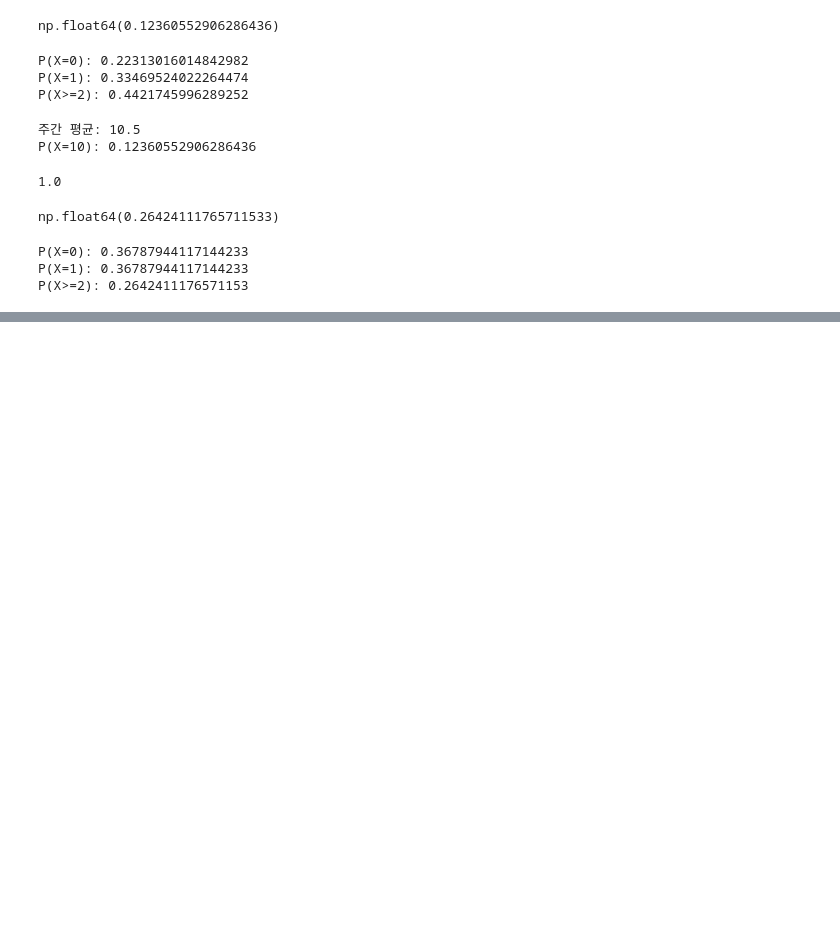
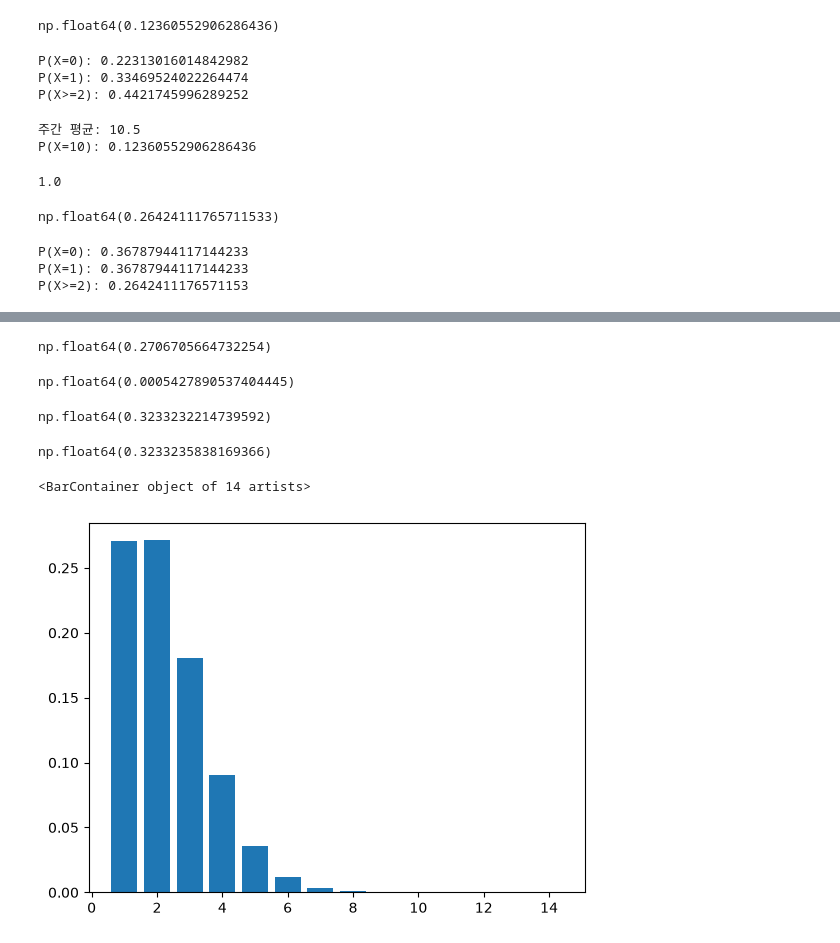
Before and after one commit to Kimchi-2025/big0611, a Jupyter notebook: py/stats.ipynb, the cells around one changed output, grey strips where cells are left out. Drawn from its saved outputs; the diff is of its cells as text; code cells hidden in the pictures; blank space fills up the shorter version.

```diff
--- a/py/stats.ipynb
+++ b/py/stats.ipynb
@@ -6351,0 +6359,3 @@ P(X>=2): 0.2642411176571153
+# %%
+n = 500
+p = 0.004
@@ -6351,0 +6367,3 @@ P(X>=2): 0.2642411176571153
+# %%
+bi = stats.binom(n, p)
+po = stats.poisson(lam)
@@ -6351,0 +6374,23 @@ P(X>=2): 0.2642411176571153
+# %%
+po.pmf(2)
+# %% [output]
+np.float64(0.2706705664732254)
+# %%
+bi.pmf(2) - po.pmf(2)
+# %% [output]
+np.float64(0.0005427890537404445)
+# %%
+1-bi.cdf(2)
+# %% [output]
+np.float64(0.3233232214739592)
+# %%
+1-po.cdf(2)
+# %% [output]
+np.float64(0.3233235838169366)
+# %%
+x = np.arange(1,15)
+# %%
+plt.bar(x,bi.pmf(x))
+# %% [output]
+<BarContainer object of 14 artists>
+[figure, added]
```
Also changed, not shown: parts of 28 cells of this notebook, 3 other files.
